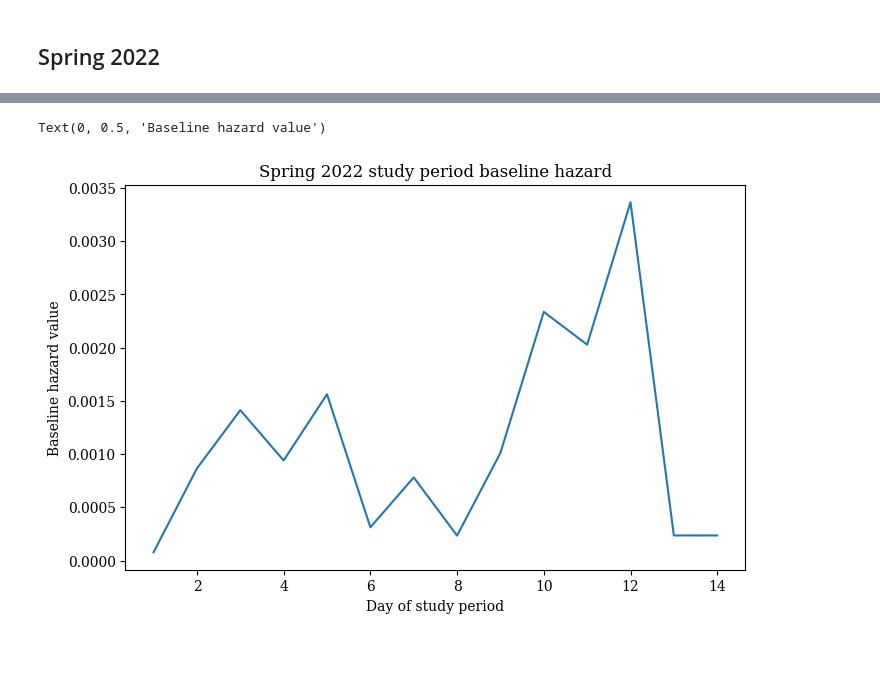
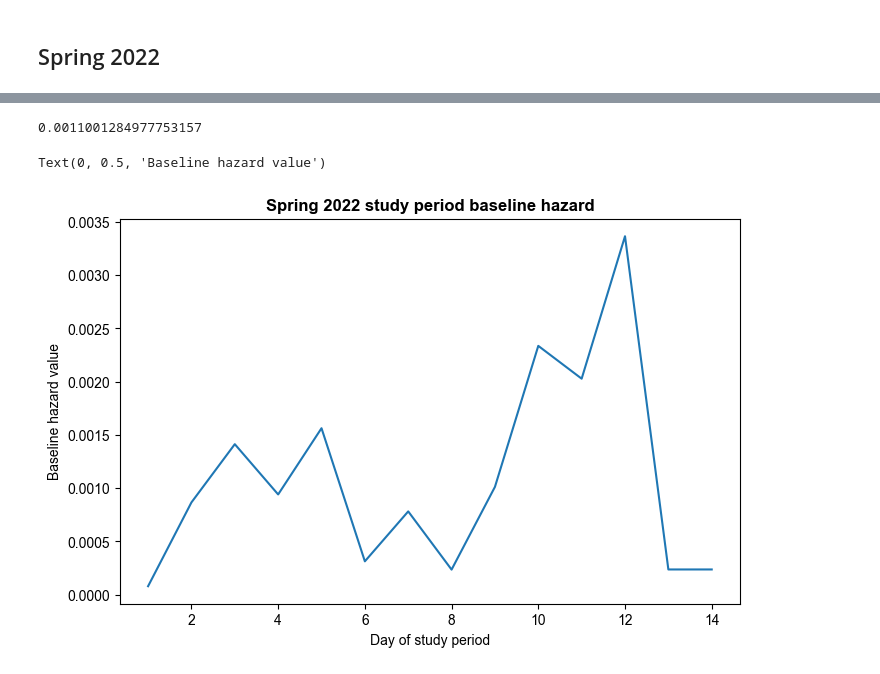
Before and after one commit to zyyjjj/classroom_transmission, a Jupyter notebook: notebooks/plots/plot_baseline_hazard.ipynb, the cells around one changed output, grey strips where cells are left out. Saved outputs shown, nothing was run; the diff lists cells and outputs as text; code cells hidden in the pictures.

```diff
--- a/notebooks/plots/plot_baseline_hazard.ipynb
+++ b/notebooks/plots/plot_baseline_hazard.ipynb
@@ -65,14 +65,14 @@ print(np.mean(hazard))
 
 print(len(hazard))
 
-plt.rcParams["font.family"] = 'serif'
+plt.rcParams["font.family"] = 'Arial'
 
 fig, ax = plt.subplots(figsize = (8, 5))
 
 ax.plot(np.arange(1,105), hazard)
-ax.set_title("Fall 2021 study period baseline hazard")
-ax.set_xlabel("Day of study period")
-ax.set_ylabel("Baseline hazard value")
+ax.set_title("Fall 2021 study period baseline hazard", fontsize=12, weight='bold')
+ax.set_xlabel("Day of study period", fontsize=10)
+ax.set_ylabel("Baseline hazard value", fontsize=10)
 
 # fig.savefig("../plots/baseline_hazard_fa21.pdf")
 # %% [output]
@@ -80,7 +83,7 @@ AttributeError: 'tuple' object has no attribute 'baseline_cumulative_hazard_'
 # %% [markdown]
 ## Spring 2022
 # %%
-cox_sp22 = run_cox_regression(semester="sp22",verbose=True)
+cox_sp22, avg_cp = run_cox_regression(semester="sp22",verbose=True)
 # %% [output]
 A value is trying to be set on a copy of a slice from a DataFrame.
 Try using .loc[row_indexer,col_indexer] = value instead
@@ -126,19 +129,20 @@ Convergence completed after 24 iterations.
 # %%
 
 hazard = [cox_sp22.baseline_cumulative_hazard_["baseline hazard"].values[0]] + \
     list(np.diff(cox_sp22.baseline_cumulative_hazard_["baseline hazard"].values))
 print(np.mean(hazard))
 
-plt.rcParams["font.family"] = 'serif'
+plt.rcParams["font.family"] = 'Arial'
 
 fig, ax = plt.subplots(figsize = (8, 5))
 
 ax.plot(np.arange(1,15), hazard)
-ax.set_title("Spring 2022 study period baseline hazard")
-ax.set_xlabel("Day of study period")
-ax.set_ylabel("Baseline hazard value")
+ax.set_title("Spring 2022 study period baseline hazard", fontsize=12, weight='bold')
+ax.set_xlabel("Day of study period", fontsize=10)
+ax.set_ylabel("Baseline hazard value", fontsize=10)
 
 # fig.savefig("../plots/baseline_hazard_sp22.pdf")
 # %% [output]
-Text(0, 0.5, 'Baseline hazard value')
+0.0011001284977753157
+Text(0, 0.5, 'Baseline hazard value')
-[figure, old version]
+[figure, new version]
```
Also changed, not shown: parts of 3 cells of this notebook, 2 other files.
